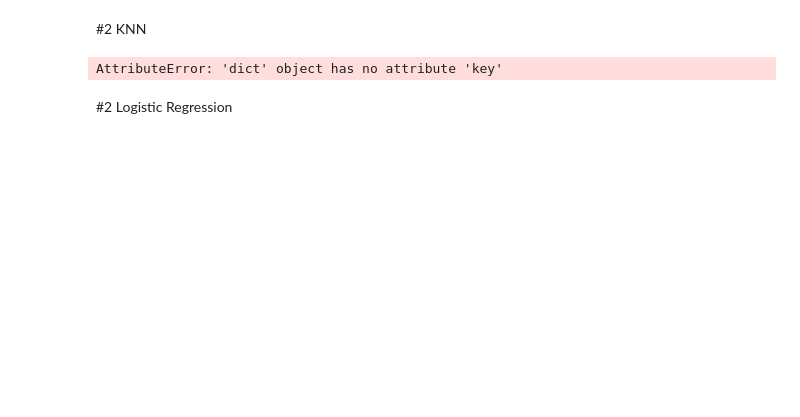
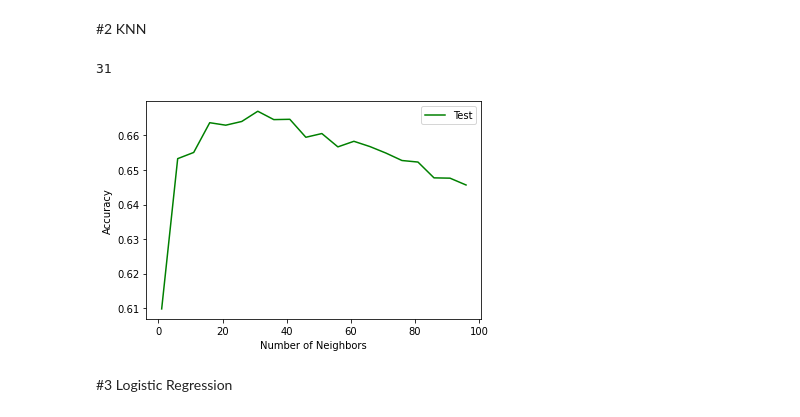
Before and after one commit to ruhollahmozafari/smokers-prediction, a Jupyter notebook: classification.ipynb, the cells around one changed output. Saved outputs shown, nothing was run; the diff lists cells and outputs as text; code cells hidden in the pictures; blank space fills up the shorter version.

```diff
--- a/classification.ipynb
+++ b/classification.ipynb
@@ -93,33 +92,34 @@ total_result['decision_tree'] = acc
 # %%
 from sklearn.neighbors import KNeighborsClassifier
 
 # Tuning hyperparameter k
 acc_train = []
 k_scores = {}
-k_range = range(1, 10, 5)
+k_range = range(1, 100, 5)
 for k in tqdm(k_range):
   clf = KNeighborsClassifier(n_neighbors=k)
   clf.fit(x_train, y_train)
   k_scores[k] = clf.score(x_valid, y_valid)
 
 # plot
-plt.plot(k_scores.keys(), k_scores.vlaues(), 'g')
+plt.plot(k_scores.keys(), k_scores.values(), 'g')
 plt.legend(['Test'])
 plt.xlabel('Number of Neighbors')
 plt.ylabel('Accuracy')
 
+# usage
 best_k = max(k_scores, key=k_scores.get)
 print(best_k)
 clf = KNeighborsClassifier(n_neighbors= best_k)
 clf.fit(x_train, y_train)
 score = clf.score(x_test, y_test)
 
-
 total_result['knn'] = score
 # %% [output]
-AttributeError: 'dict' object has no attribute 'key'
+31
+[figure, added]
 # %% [markdown]
-#2 Logistic Regression
+#3 Logistic Regression
 # %%
 from sklearn.linear_model import LogisticRegression
 from sklearn.preprocessing import StandardScaler
```
Also changed, not shown: parts of 20 cells of this notebook.
